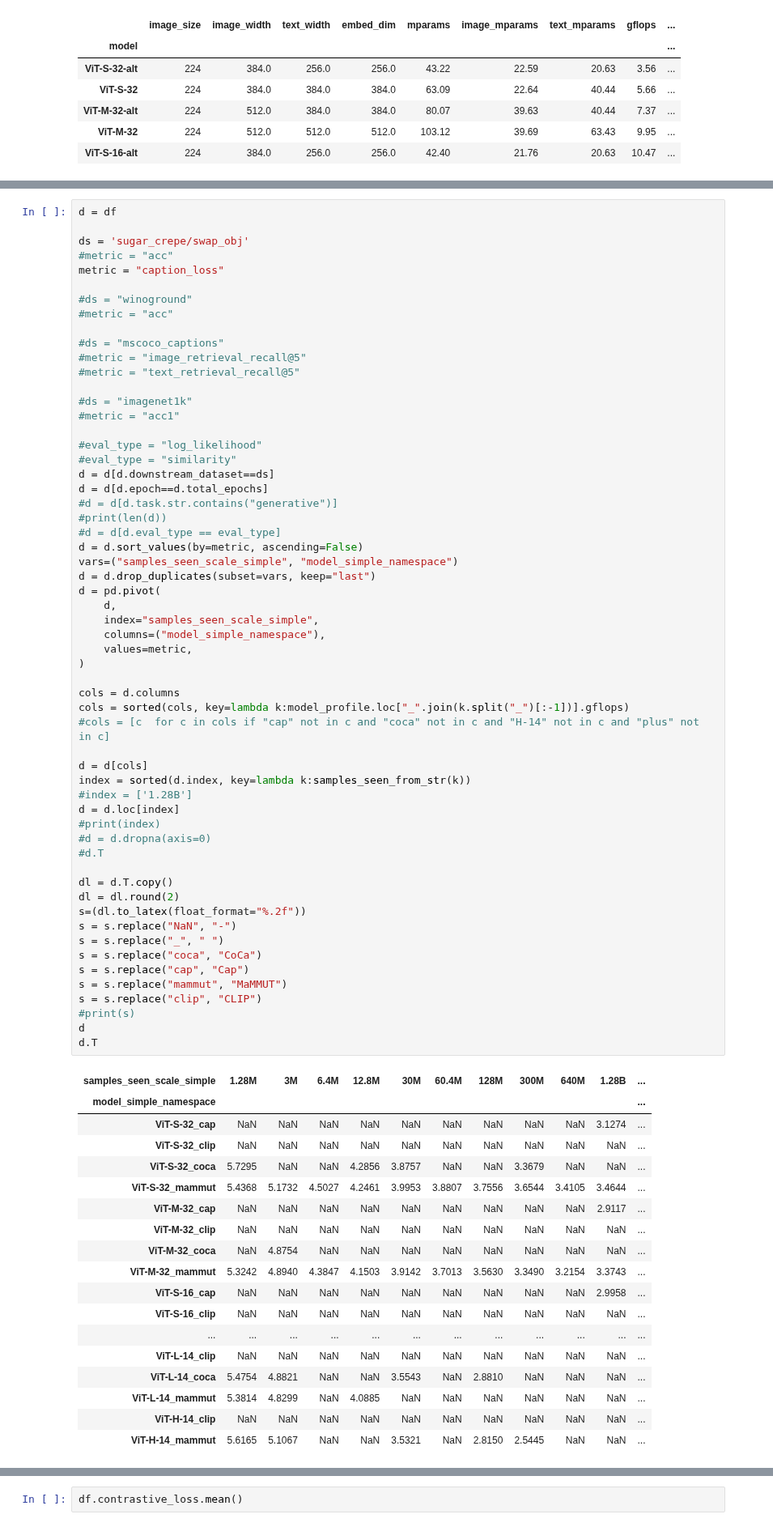
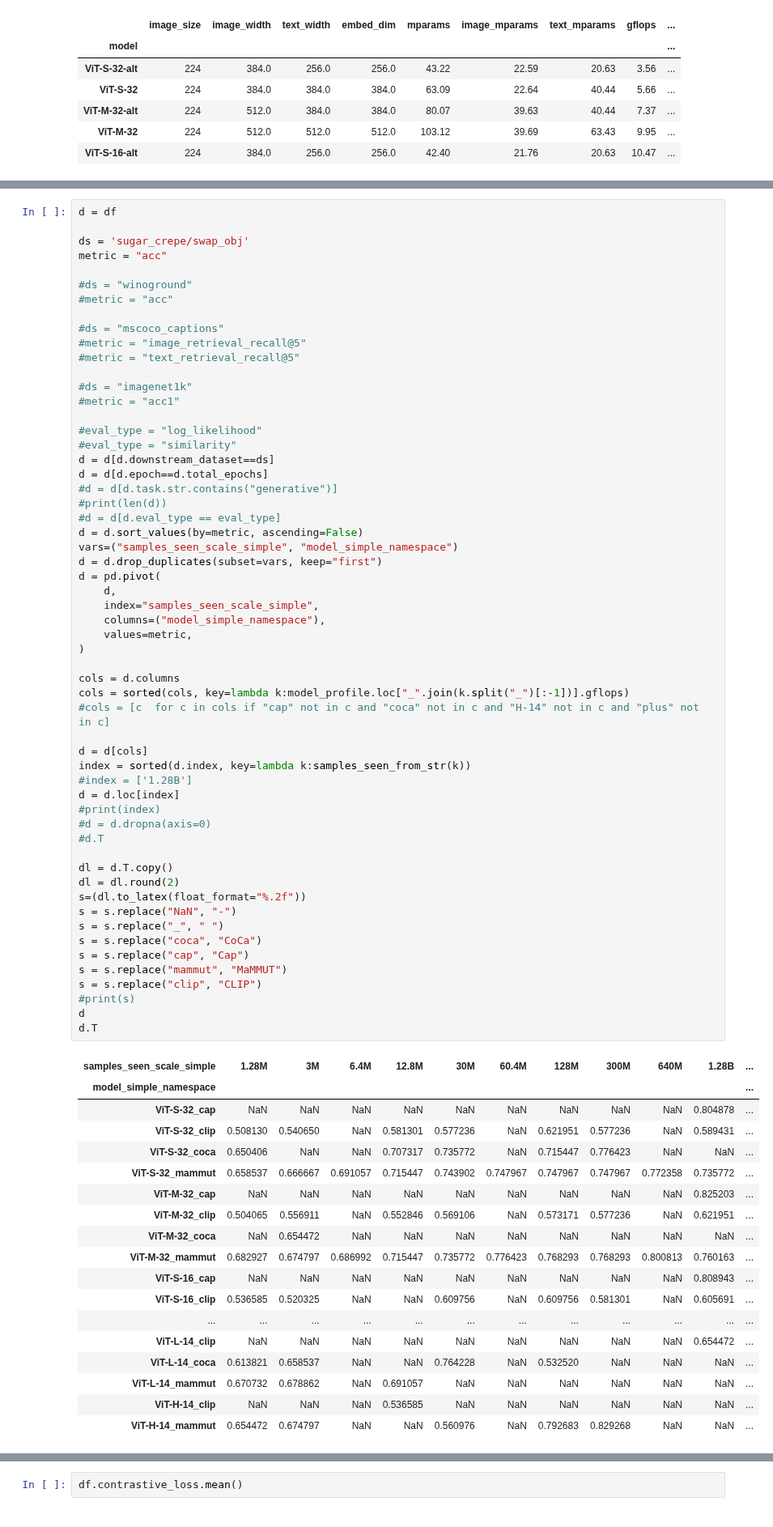
Before and after one commit to SLAMPAI/open_clip_scaling, a Jupyter notebook: results.ipynb, the cells around one changed output, grey strips where cells are left out. Shown at 81% size. Saved outputs shown, nothing was run; the diff lists cells and outputs as text.

```diff
--- a/results.ipynb
+++ b/results.ipynb
@@ -243,8 +243,7 @@ d.plot(x="epoch", y=metric)
 d = df
 
 ds = 'sugar_crepe/swap_obj'
-#metric = "acc"
-metric = "caption_loss"
+metric = "acc"
 
 #ds = "winoground"
 #metric = "acc"
@@ -265,7 +264,7 @@ d = d[d.epoch==d.total_epochs]
 #d = d[d.eval_type == eval_type]
 d = d.sort_values(by=metric, ascending=False)
 vars=("samples_seen_scale_simple", "model_simple_namespace")
-d = d.drop_duplicates(subset=vars, keep="last")
+d = d.drop_duplicates(subset=vars, keep="first")
 d = pd.pivot(
     d,
     index="samples_seen_scale_simple",
@@ -273,49 +272,49 @@ d = pd.pivot(
     values=metric,
 )
 
 cols = d.columns
 cols = sorted(cols, key=lambda k:model_profile.loc["_".join(k.split("_")[:-1])].gflops)
 #cols = [c  for c in cols if "cap" not in c and "coca" not in c and "H-14" not in c and "plus" not in c]
 
 d = d[cols]
 index = sorted(d.index, key=lambda k:samples_seen_from_str(k))
 #index = ['1.28B']
 d = d.loc[index]
 #print(index)
 #d = d.dropna(axis=0)
 #d.T
 
 dl = d.T.copy()
 dl = dl.round(2)
 s=(dl.to_latex(float_format="%.2f"))
 s = s.replace("NaN", "-")
 s = s.replace("_", " ")
 s = s.replace("coca", "CoCa")
 s = s.replace("cap", "Cap")
 s = s.replace("mammut", "MaMMUT")
 s = s.replace("clip", "CLIP")
 #print(s)
 d
 d.T
 # %% [output]
 | samples_seen_scale_simple | 1.28M | 3M | 6.4M | 12.8M | 30M | 60.4M | 128M | 300M | 640M | 1.28B | ... |
 | model_simple_namespace |  |  |  |  |  |  |  |  |  |  | ... |
-| ViT-S-32_cap | NaN | NaN | NaN | NaN | NaN | NaN | NaN | NaN | NaN | 3.1274 | ... |
-| ViT-S-32_clip | NaN | NaN | NaN | NaN | NaN | NaN | NaN | NaN | NaN | NaN | ... |
-| ViT-S-32_coca | 5.7295 | NaN | NaN | 4.2856 | 3.8757 | NaN | NaN | 3.3679 | NaN | NaN | ... |
-| ViT-S-32_mammut | 5.4368 | 5.1732 | 4.5027 | 4.2461 | 3.9953 | 3.8807 | 3.7556 | 3.6544 | 3.4105 | 3.4644 | ... |
-| ViT-M-32_cap | NaN | NaN | NaN | NaN | NaN | NaN | NaN | NaN | NaN | 2.9117 | ... |
-| ViT-M-32_clip | NaN | NaN | NaN | NaN | NaN | NaN | NaN | NaN | NaN | NaN | ... |
-| ViT-M-32_coca | NaN | 4.8754 | NaN | NaN | NaN | NaN | NaN | NaN | NaN | NaN | ... |
-| ViT-M-32_mammut | 5.3242 | 4.8940 | 4.3847 | 4.1503 | 3.9142 | 3.7013 | 3.5630 | 3.3490 | 3.2154 | 3.3743 | ... |
-| ViT-S-16_cap | NaN | NaN | NaN | NaN | NaN | NaN | NaN | NaN | NaN | 2.9958 | ... |
-| ViT-S-16_clip | NaN | NaN | NaN | NaN | NaN | NaN | NaN | NaN | NaN | NaN | ... |
+| ViT-S-32_cap | NaN | NaN | NaN | NaN | NaN | NaN | NaN | NaN | NaN | 0.804878 | ... |
+| ViT-S-32_clip | 0.508130 | 0.540650 | NaN | 0.581301 | 0.577236 | NaN | 0.621951 | 0.577236 | NaN | 0.589431 | ... |
+| ViT-S-32_coca | 0.650406 | NaN | NaN | 0.707317 | 0.735772 | NaN | 0.715447 | 0.776423 | NaN | NaN | ... |
+| ViT-S-32_mammut | 0.658537 | 0.666667 | 0.691057 | 0.715447 | 0.743902 | 0.747967 | 0.747967 | 0.747967 | 0.772358 | 0.735772 | ... |
+| ViT-M-32_cap | NaN | NaN | NaN | NaN | NaN | NaN | NaN | NaN | NaN | 0.825203 | ... |
+| ViT-M-32_clip | 0.504065 | 0.556911 | NaN | 0.552846 | 0.569106 | NaN | 0.573171 | 0.577236 | NaN | 0.621951 | ... |
+| ViT-M-32_coca | NaN | 0.654472 | NaN | NaN | NaN | NaN | NaN | NaN | NaN | NaN | ... |
+| ViT-M-32_mammut | 0.682927 | 0.674797 | 0.686992 | 0.715447 | 0.735772 | 0.776423 | 0.768293 | 0.768293 | 0.800813 | 0.760163 | ... |
+| ViT-S-16_cap | NaN | NaN | NaN | NaN | NaN | NaN | NaN | NaN | NaN | 0.808943 | ... |
+| ViT-S-16_clip | 0.536585 | 0.520325 | NaN | NaN | 0.609756 | NaN | 0.609756 | 0.581301 | NaN | 0.605691 | ... |
 | ... | ... | ... | ... | ... | ... | ... | ... | ... | ... | ... | ... |
-| ViT-L-14_clip | NaN | NaN | NaN | NaN | NaN | NaN | NaN | NaN | NaN | NaN | ... |
-| ViT-L-14_coca | 5.4754 | 4.8821 | NaN | NaN | 3.5543 | NaN | 2.8810 | NaN | NaN | NaN | ... |
-| ViT-L-14_mammut | 5.3814 | 4.8299 | NaN | 4.0885 | NaN | NaN | NaN | NaN | NaN | NaN | ... |
-| ViT-H-14_clip | NaN | NaN | NaN | NaN | NaN | NaN | NaN | NaN | NaN | NaN | ... |
-| ViT-H-14_mammut | 5.6165 | 5.1067 | NaN | NaN | 3.5321 | NaN | 2.8150 | 2.5445 | NaN | NaN | ... |
+| ViT-L-14_clip | NaN | NaN | NaN | NaN | NaN | NaN | NaN | NaN | NaN | 0.654472 | ... |
+| ViT-L-14_coca | 0.613821 | 0.658537 | NaN | NaN | 0.764228 | NaN | 0.532520 | NaN | NaN | NaN | ... |
+| ViT-L-14_mammut | 0.670732 | 0.678862 | NaN | 0.691057 | NaN | NaN | NaN | NaN | NaN | NaN | ... |
+| ViT-H-14_clip | NaN | NaN | NaN | 0.536585 | NaN | NaN | NaN | NaN | NaN | NaN | ... |
+| ViT-H-14_mammut | 0.654472 | 0.674797 | NaN | NaN | 0.560976 | NaN | 0.792683 | 0.829268 | NaN | NaN | ... |
 # %%
 d = df.copy()
 
```
Also changed, not shown: parts of 7 cells of this notebook, 1 other file.
